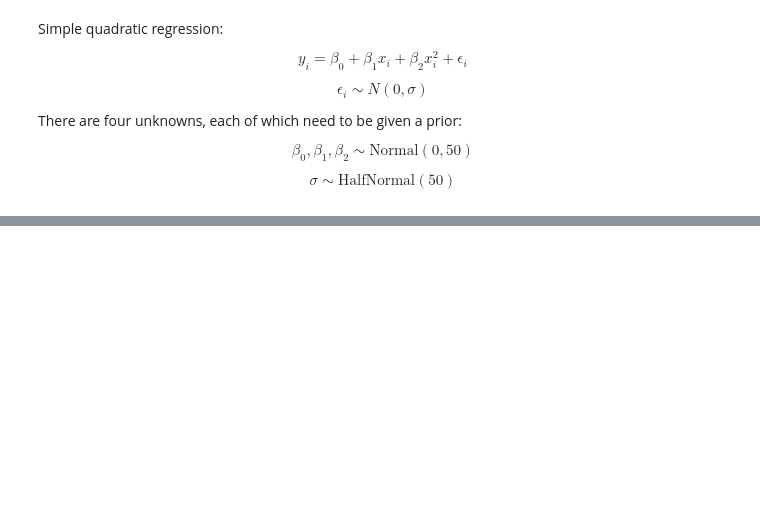
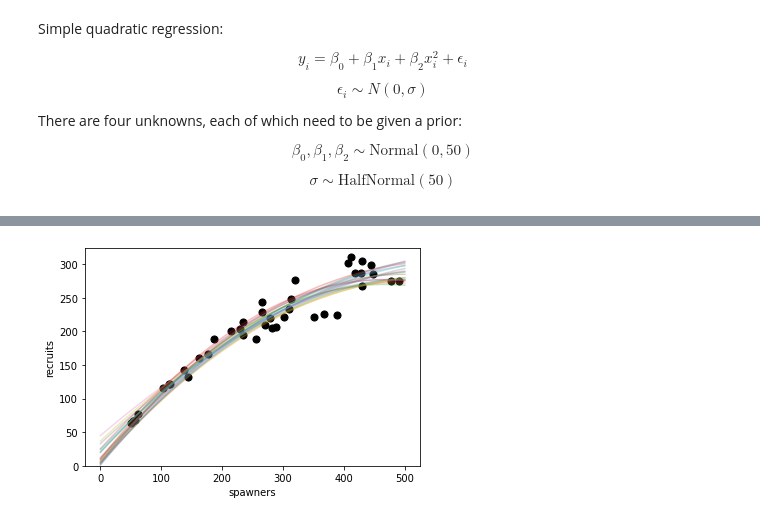
Before and after one commit to FreddyWordingham/gauss, a Jupyter notebook: notebooks/salmon_quad.ipynb, the cells around one changed output, grey strips where cells are left out. Cells and saved outputs as stored; diff of their text form; code cells hidden in the pictures; blank space fills up the shorter version.

Commit message:
Added plot to quadratic fit.

```diff
--- a/notebooks/salmon_quad.ipynb
+++ b/notebooks/salmon_quad.ipynb
@@ -59,0 +56,9 @@ az.plot_trace(quad_trace);
+# %%
+X_pred = np.linspace(0, 500, 100)
+
+ax = data.plot.scatter(x='spawners', y='recruits', c='k', s=50)
+ax.set_ylim(0, None)
+for b0,b1,b2 in quad_trace['β'][:20]:
+    ax.plot(X_pred, b0 + (b1 * X_pred) + (b2 * X_pred * X_pred), alpha=0.3);
+# %% [output]
+[figure, added]
```
Also changed, not shown: parts of 2 cells of this notebook.
